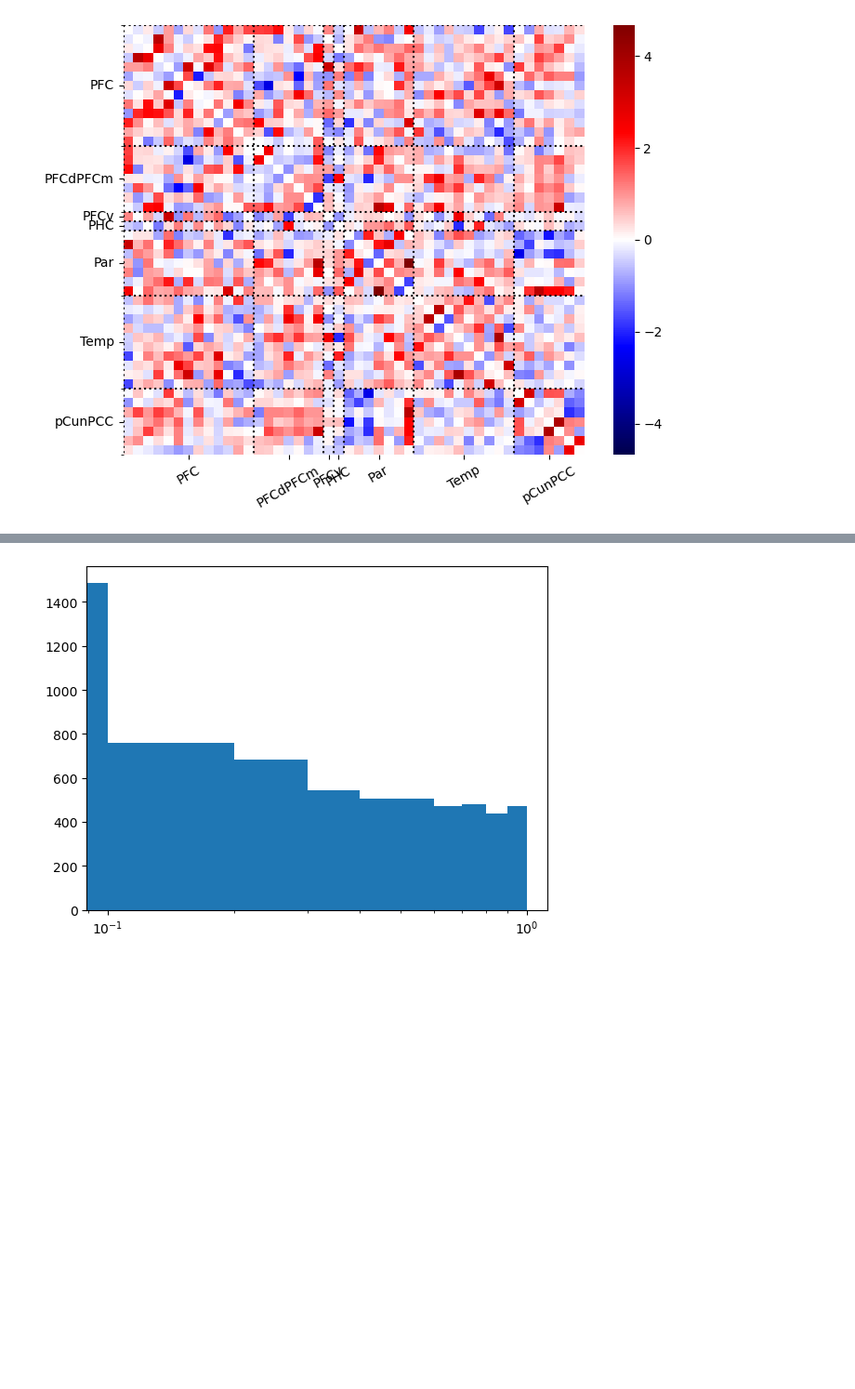
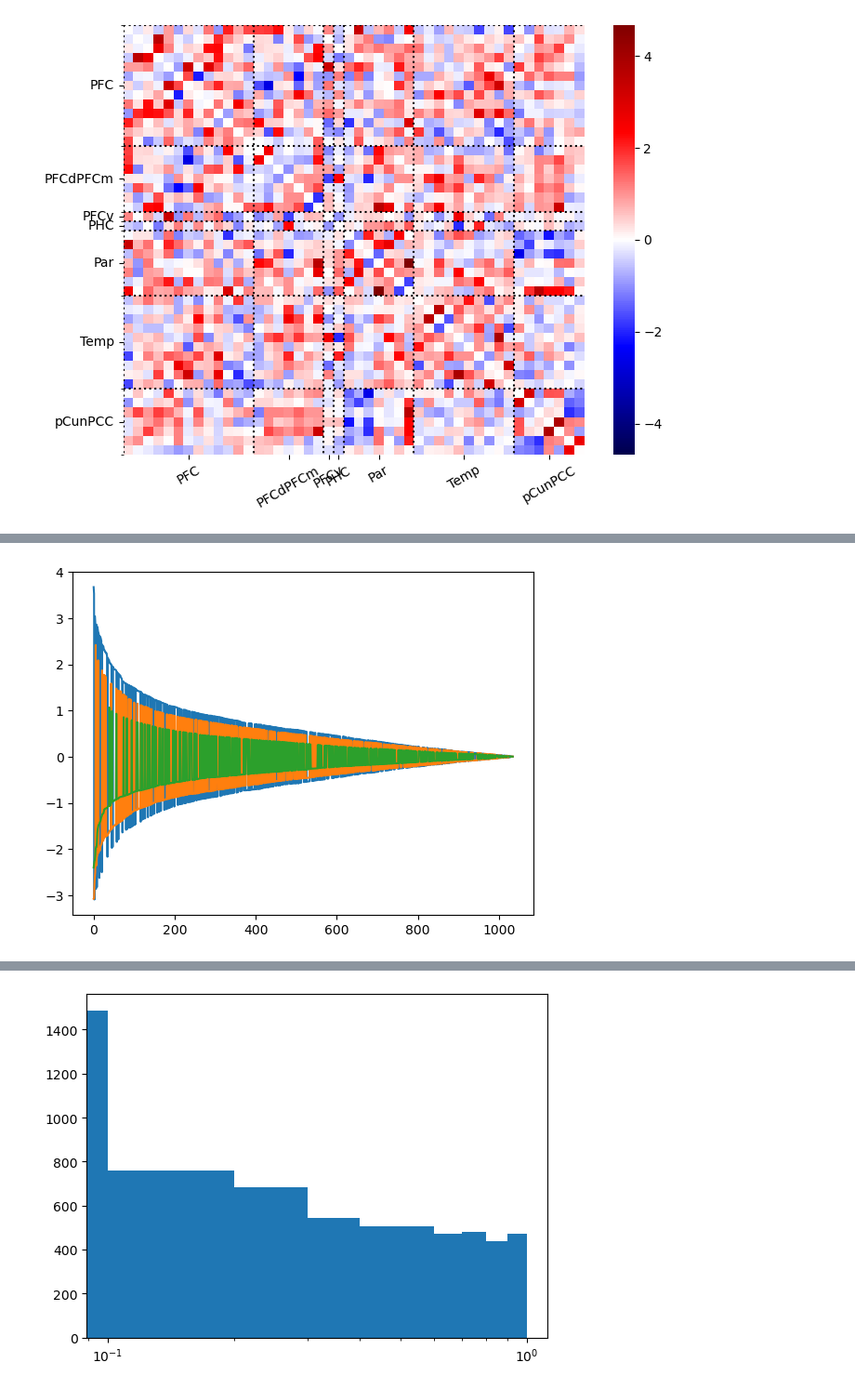
Before and after one commit to jonathan-legrand/cogpred, a Jupyter notebook: predict_cluster_fc.ipynb, the cells around one changed output, grey strips where cells are left out. Shown at 93% size. Saved outputs shown, nothing was run; the diff lists cells and outputs as text; code cells hidden in the pictures; blank space fills up the shorter version.

```diff
--- a/predict_cluster_fc.ipynb
+++ b/predict_cluster_fc.ipynb
@@ -281,3 +291,14 @@ for pm in permweights:
 median_maps = np.stack(median_maps, axis=0)
 
 realised_mm = np.mean(hmat, axis=0)
+# %%
+mean_patterns = np.mean(patterns, axis=0)
+ranks = np.argsort(np.abs(mean_patterns), axis=0)[::-1]
+# %%
+sorted_patterns = np.take_along_axis(mean_patterns, ranks, axis=0)
+plt.plot(
+    sorted_patterns
+)
+plt.show()
+# %% [output]
+[figure, added]
```
Also changed, not shown: parts of 9 cells of this notebook.
